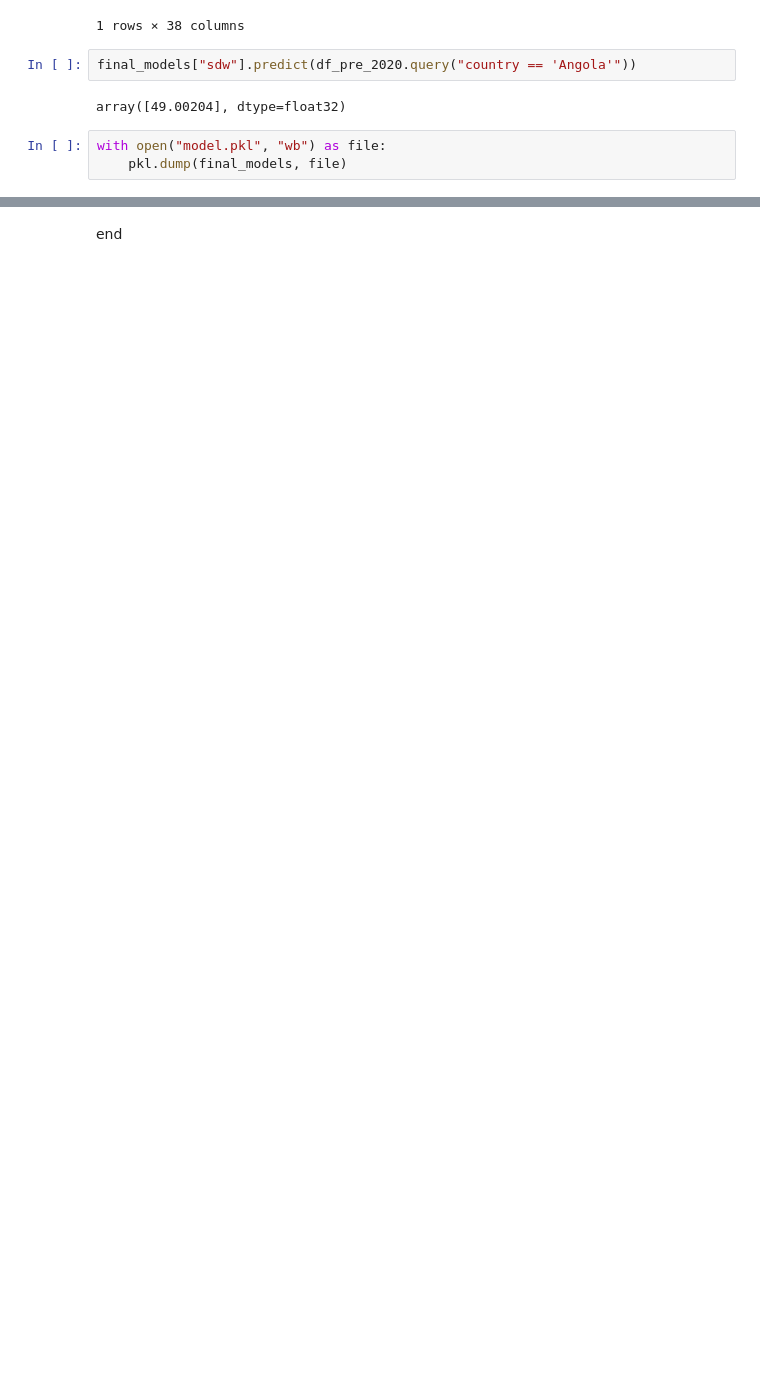
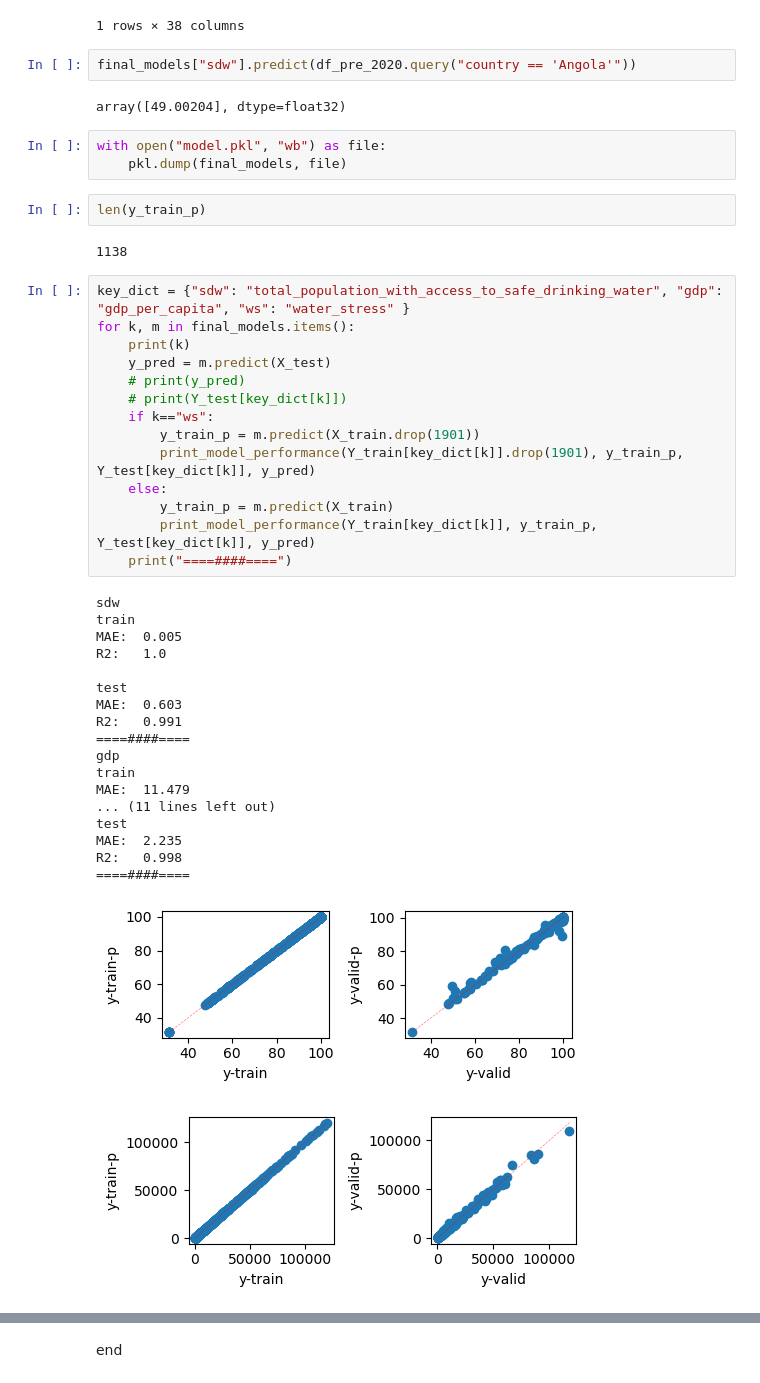
Before and after one commit to giumr06/Final_Project_Water_Management, a Jupyter notebook: notebooks_for_test/test_XGB.ipynb, the cells around one changed output, grey strips where cells are left out. Cells and saved outputs as stored; diff of their text form; blank space fills up the shorter version.

Commit message:
tested prdiction model on test set, updated forecast page

```diff
--- a/notebooks_for_test/test_XGB.ipynb
+++ b/notebooks_for_test/test_XGB.ipynb
@@ -633,3 +633,41 @@ array([49.00204], dtype=float32)
 # %%
 with open("model.pkl", "wb") as file:
     pkl.dump(final_models, file)
+# %%
+len(y_train_p)
+# %% [output]
+1138
+# %%
+key_dict = {"sdw": "total_population_with_access_to_safe_drinking_water", "gdp": "gdp_per_capita", "ws": "water_stress" }
+for k, m in final_models.items():
+    print(k)
+    y_pred = m.predict(X_test)
+    # print(y_pred)
+    # print(Y_test[key_dict[k]])
+    if k=="ws":
+        y_train_p = m.predict(X_train.drop(1901))
+        print_model_performance(Y_train[key_dict[k]].drop(1901), y_train_p, Y_test[key_dict[k]], y_pred)
+    else:
+        y_train_p = m.predict(X_train)
+        print_model_performance(Y_train[key_dict[k]], y_train_p, Y_test[key_dict[k]], y_pred)
+    print("====####====")
+# %% [output]
+sdw
+train
+MAE:  0.005
+R2:   1.0
+
+test
+MAE:  0.603
+R2:   0.991
+====####====
+gdp
+train
+MAE:  11.479
+... (11 lines left out)
+test
+MAE:  2.235
+R2:   0.998
+====####====
+[figure, added]
+[figure, added]
```
Also changed, not shown: parts of 1 cell of this notebook, 3 other files.
